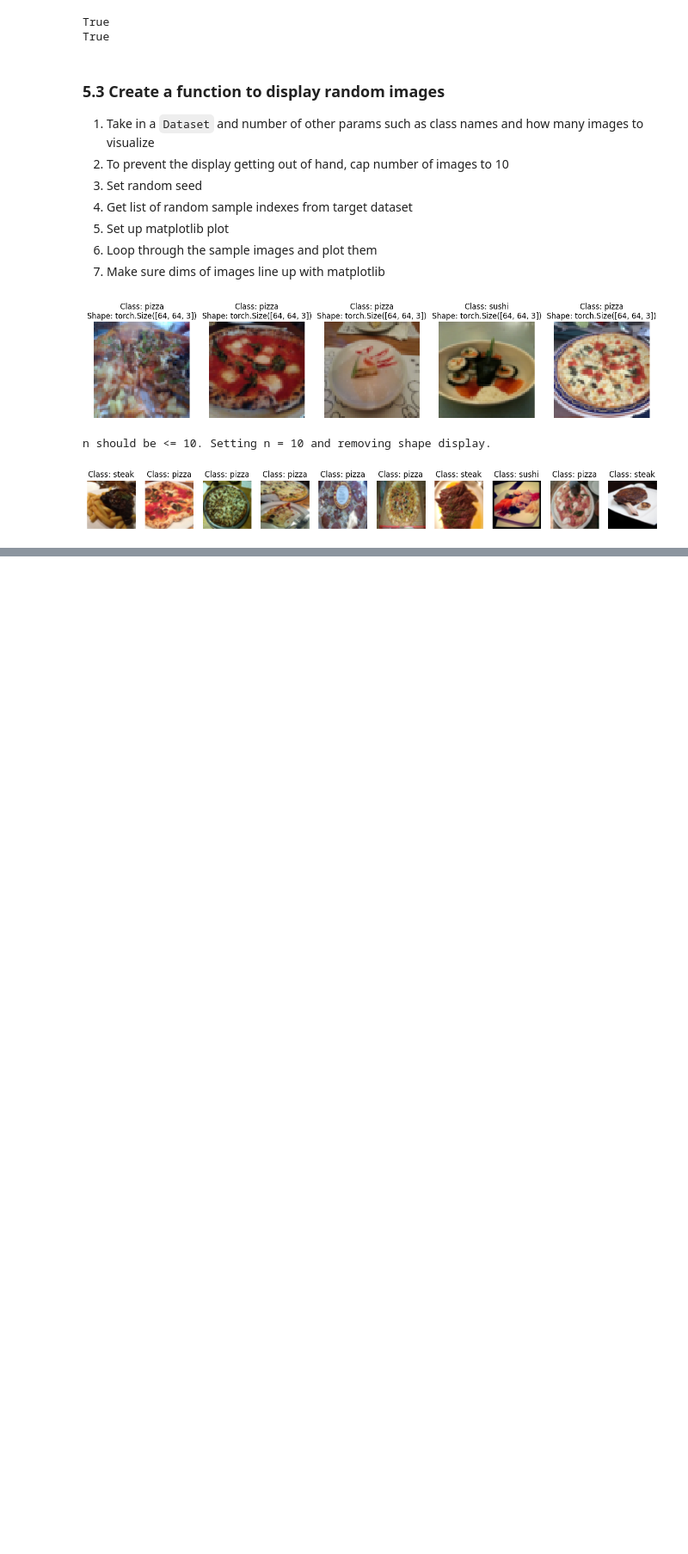
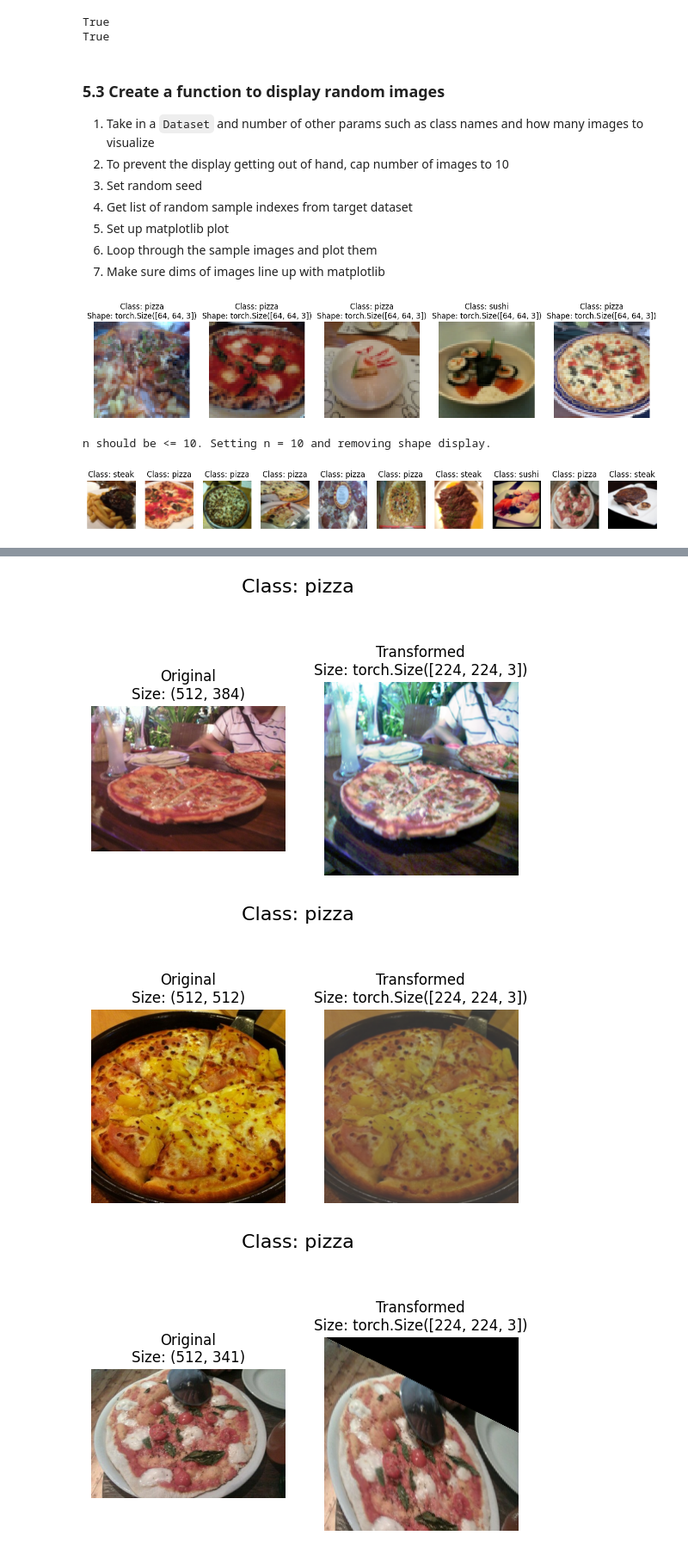
Before and after one commit to arkaseth/PyTorch-practice, a Jupyter notebook: 4_PyTorch_custom_datasets.ipynb, the cells around one changed output, grey strips where cells are left out. Shown at 86% size. Saved outputs shown, nothing was run; the diff lists cells and outputs as text; code cells hidden in the pictures; blank space fills up the shorter version.

```diff
--- a/4_PyTorch_custom_datasets.ipynb
+++ b/4_PyTorch_custom_datasets.ipynb
@@ -536,0 +553,18 @@ n should be <= 10. Setting n = 10 and removing shape display.
+# %%
+# TrivialAugment
+from torchvision import transforms
+
+train_tranform = transforms.Compose([
+    transforms.Resize(size=(224, 224)),
+    transforms.TrivialAugmentWide(num_magnitude_bins=5),
+    transforms.ToTensor()
+])
+
+test_tranform = transforms.Compose([
+    transforms.Resize(size=(224, 224)),
+    transforms.ToTensor()
+])
+# %%
+# Get all img paths
+image_path_list = list(image_path.glob('*/*/*.jpg'))
+image_path_list[:10]
@@ -536,0 +582,7 @@ n should be <= 10. Setting n = 10 and removing shape display.
+# %%
+# Plot rand transformed images
+plot_transformed_images(image_paths=image_path_list, transform=train_tranform, n=5, seed=None)
+# %% [output]
+[figure, added]
+[figure, added]
+[figure, added]
```
Also changed, not shown: parts of 17 cells of this notebook.
